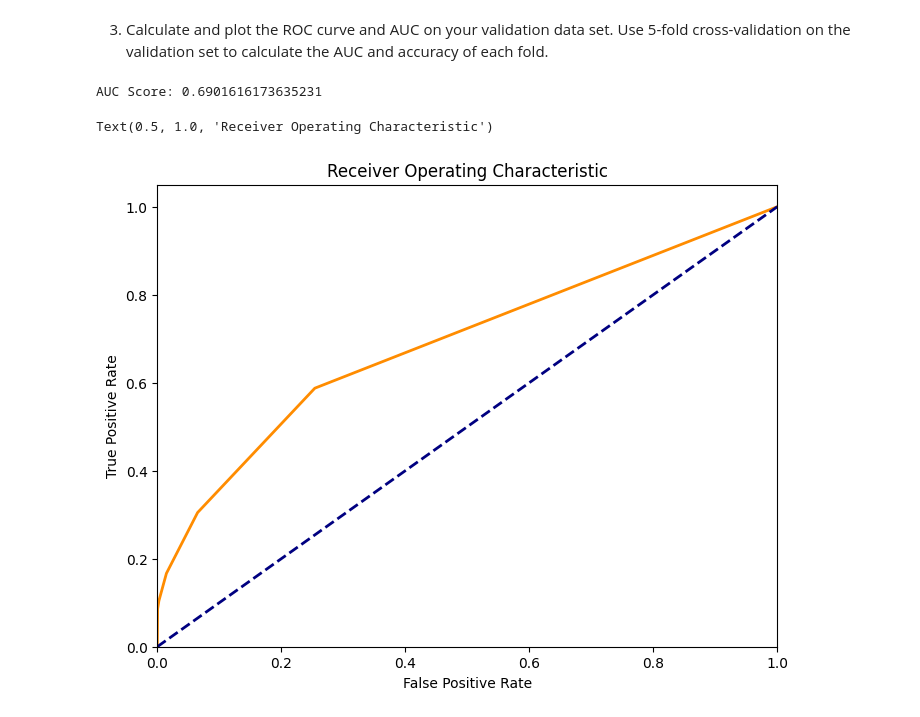
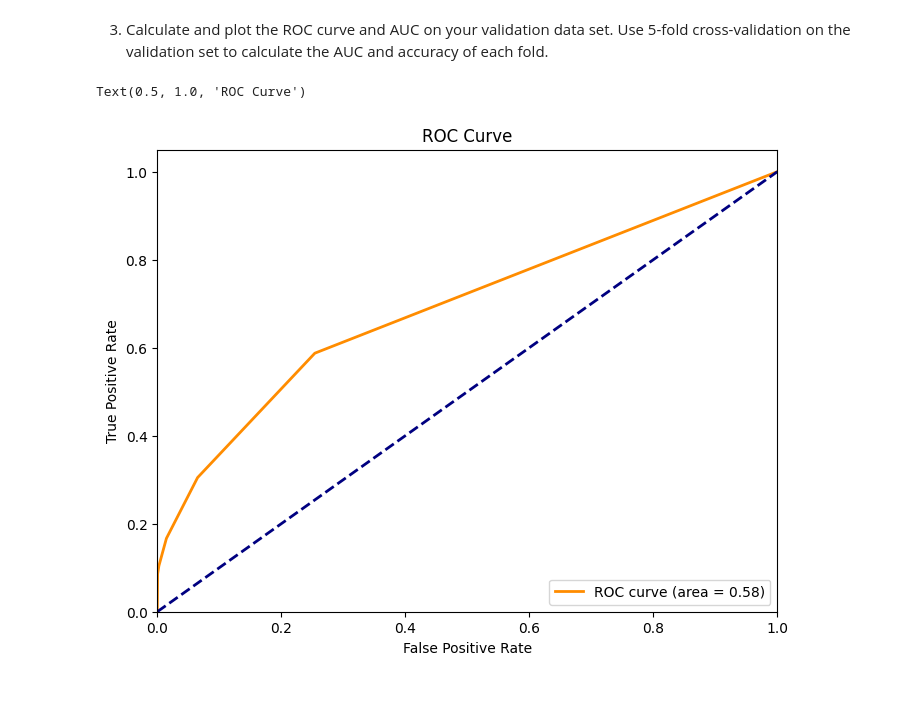
Before and after one commit to rghosh1353/spotify_genre_proj, a Jupyter notebook: Check_in_4_Classification.ipynb, the cells around one changed output. Cells and saved outputs as stored; diff of their text form; code cells hidden in the pictures.

```diff
--- a/Check_in_4_Classification.ipynb
+++ b/Check_in_4_Classification.ipynb
@@ -177,23 +184,20 @@ weighted avg       0.92      0.93      0.92     91199
 y_pred_proba = knn.predict_proba(X_test)[:, 1]
 y_pred = knn.predict(X_test)
 fpr, tpr, thresholds = roc_curve(y_test, y_pred_proba)
-auc = roc_auc_score(y_test, y_pred_proba)
-print("AUC Score:", auc)
-# %% [output]
-AUC Score: 0.6901616173635231
 # %%
 # Plotting the ROC curve
 plt.figure(figsize=(8, 6))
 plt.plot(fpr, tpr, color='darkorange', lw=2, label='ROC curve (area = %0.2f)' % roc_auc_score(y_test, y_pred))
 plt.plot([0, 1], [0, 1], color='navy', lw=2, linestyle='--')
 plt.xlim([0.0, 1.0])
 plt.ylim([0.0, 1.05])
+plt.legend(loc="lower right")
 plt.xlabel('False Positive Rate')
 plt.ylabel('True Positive Rate')
-plt.title('Receiver Operating Characteristic')
+plt.title('ROC Curve')
 # %% [output]
-Text(0.5, 1.0, 'Receiver Operating Characteristic')
+Text(0.5, 1.0, 'ROC Curve')
-[figure, old version]
+[figure, new version]
 # %%
 # Using 5-fold cross-validation on the validation set (calculate the AUC and accuracy of each fold)
 X = X_test
```
Also changed, not shown: parts of 9 cells of this notebook.
